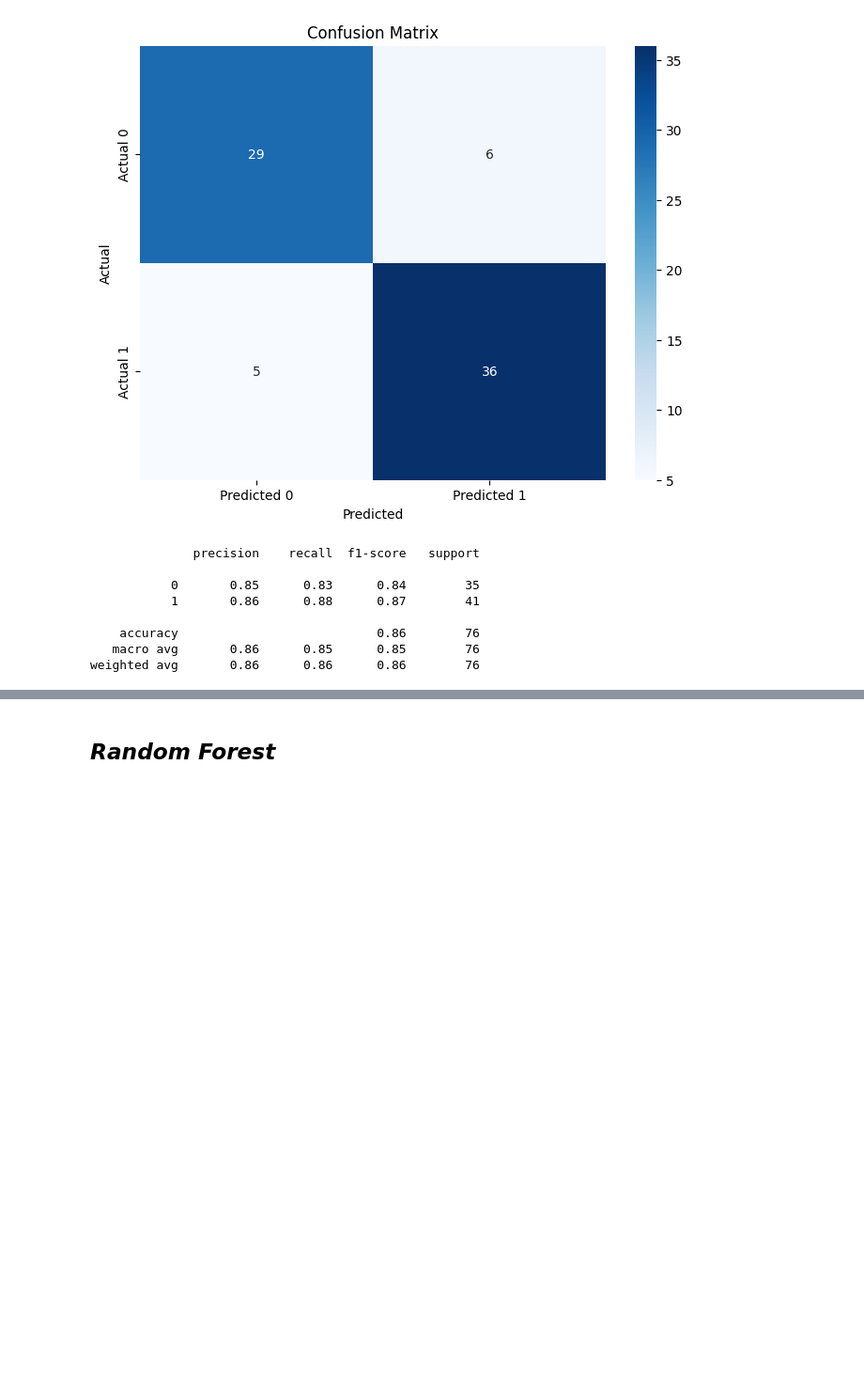
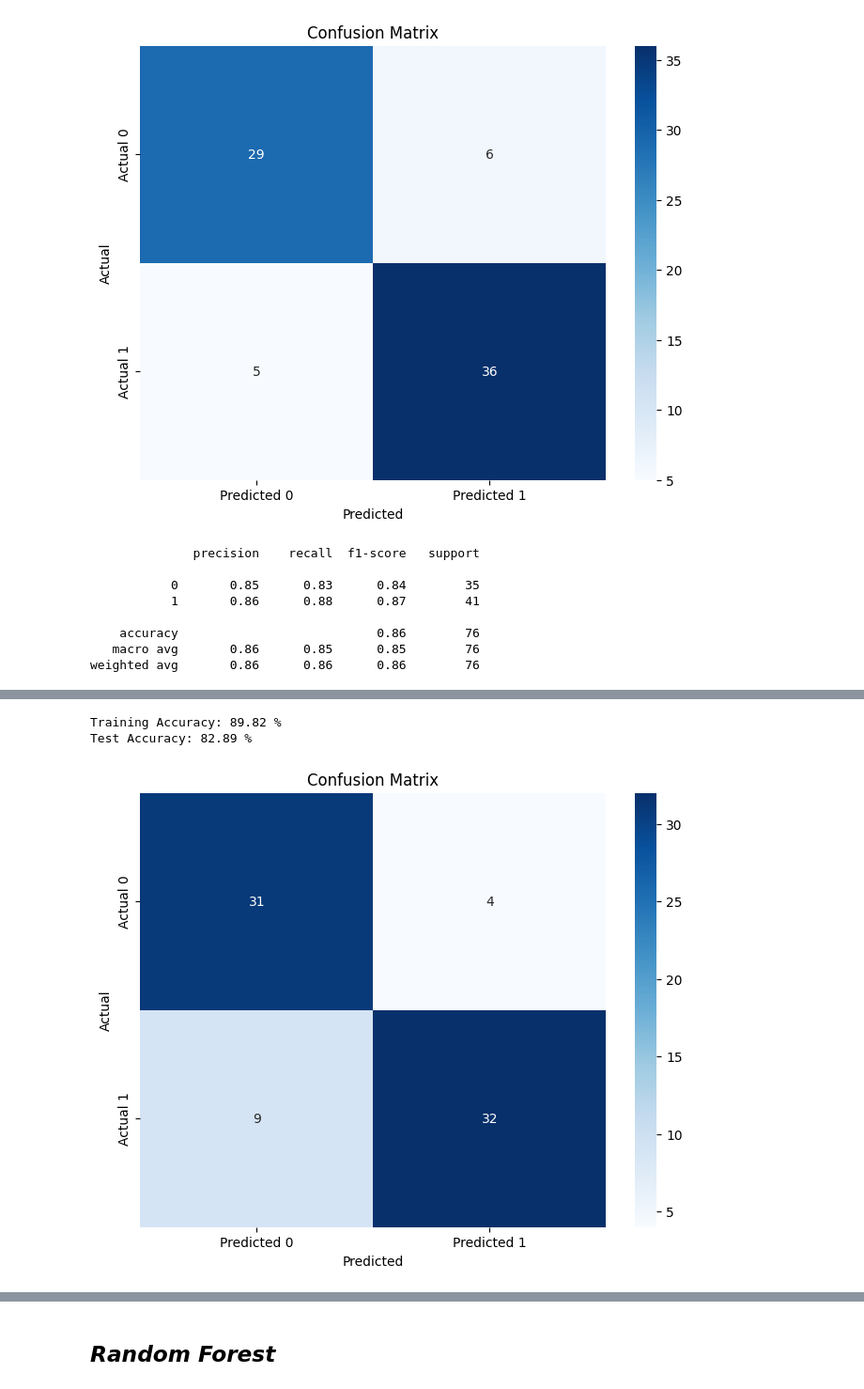
Before and after one commit to AhmedHE50/Heart-Disease-Prediction, a Jupyter notebook: Heart_Disease_Prediction.ipynb, the cells around one changed output, grey strips where cells are left out. Shown: that part at 94% size. Saved outputs shown, nothing was run; the diff lists cells and outputs as text; code cells hidden in the pictures; blank space fills up the shorter version.

Commit message:
Some edits and apply grid search on DT and RF

```diff
--- a/Heart_Disease_Prediction.ipynb
+++ b/Heart_Disease_Prediction.ipynb
@@ -525,0 +527,15 @@ weighted avg       0.86      0.86      0.86        76
+# %%
+param_grid = {
+    'criterion': ['gini', 'entropy'],
+    'max_depth': [3, 5, 7],
+    'min_samples_split': [2, 5, 10],
+    'min_samples_leaf': [1, 2, 4],
+    'max_leaf_nodes': [10, 20]
+}
+
+dt_grid = GridSearchCV(DecisionTreeClassifier(random_state=42), param_grid, cv=5, scoring='accuracy', n_jobs=-1)
+dt_grid.fit(X_train, y_train)
+
+# Display best hyperparameters and test accuracy
+print(f"Best Decision Tree Params: {dt_grid.best_params_}")
+print("Decision Tree Accuracy:", dt_grid.score(X_test, y_test))
@@ -525,0 +545,10 @@ weighted avg       0.86      0.86      0.86        76
+# %%
+tree_clf = DecisionTreeClassifier(
+    criterion='entropy',
+    max_depth=7,
+    min_samples_split=10,
+    min_samples_leaf=4,
+    max_leaf_nodes=20,
+    random_state=42) # Apply pre-pruning
+# %%
+tree_clf.fit(X_train, y_train)
@@ -525,0 +569,25 @@ weighted avg       0.86      0.86      0.86        76
+# %%
+y_pred_train = tree_clf.predict(X_train)
+y_pred_test = tree_clf.predict(X_test)
+
+train_accuracy = accuracy_score(y_train, y_pred_train)
+test_accuracy = accuracy_score(y_test, y_pred_test)
+
+print(f"Training Accuracy: {train_accuracy * 100:.2f} %")
+print(f"Test Accuracy: {test_accuracy * 100:.2f} %")
+# %% [output]
+Training Accuracy: 89.82 %
+Test Accuracy: 82.89 %
+# %%
+tree_cm = confusion_matrix(y_test, y_pred_test)
+
+plt.figure(figsize=(8, 6))
+sns.heatmap(tree_cm, annot=True, fmt='d', cmap='Blues',
+            xticklabels=['Predicted 0', 'Predicted 1'],
+            yticklabels=['Actual 0', 'Actual 1'])
+plt.xlabel('Predicted')
+plt.ylabel('Actual')
+plt.title('Confusion Matrix')
+plt.show()
+# %% [output]
+[figure, added]
```
Also changed, not shown: parts of 16 cells of this notebook, 7 other files.
